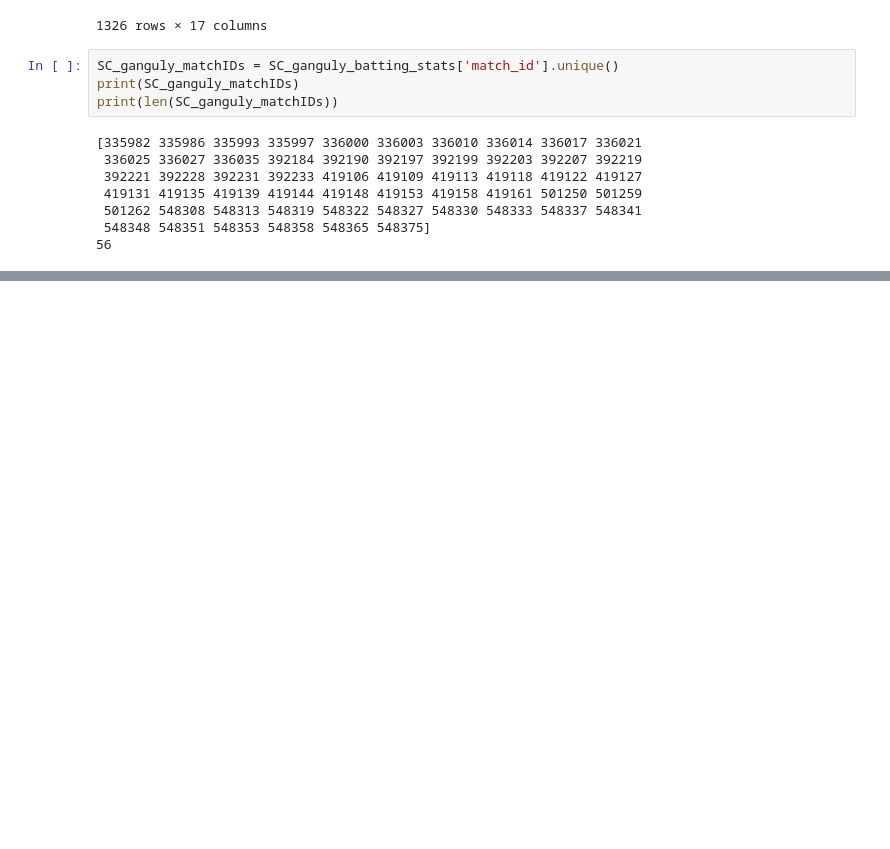
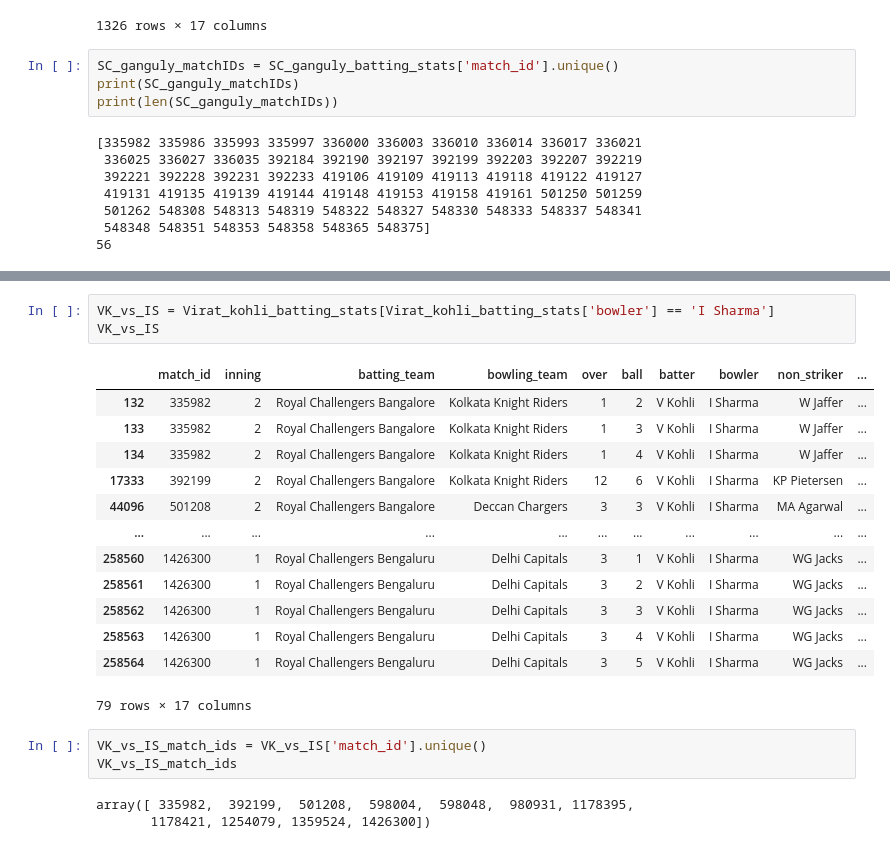
Before and after one commit to Binder101/Machine-Learning, a Jupyter notebook: IPL.ipynb, the cells around one changed output, grey strips where cells are left out. Cells and saved outputs as stored; diff of their text form; blank space fills up the shorter version.

```diff
--- a/IPL.ipynb
+++ b/IPL.ipynb
@@ -187,0 +206,23 @@ SC_ganguly_batting_match_1
+# %%
+VK_vs_IS = Virat_kohli_batting_stats[Virat_kohli_batting_stats['bowler'] == 'I Sharma']
+VK_vs_IS
+# %% [output]
+|  | match_id | inning | batting_team | bowling_team | over | ball | batter | bowler | non_striker | ... |
+| 132 | 335982 | 2 | Royal Challengers Bangalore | Kolkata Knight Riders | 1 | 2 | V Kohli | I Sharma | W Jaffer | ... |
+| 133 | 335982 | 2 | Royal Challengers Bangalore | Kolkata Knight Riders | 1 | 3 | V Kohli | I Sharma | W Jaffer | ... |
+| 134 | 335982 | 2 | Royal Challengers Bangalore | Kolkata Knight Riders | 1 | 4 | V Kohli | I Sharma | W Jaffer | ... |
+| 17333 | 392199 | 2 | Royal Challengers Bangalore | Kolkata Knight Riders | 12 | 6 | V Kohli | I Sharma | KP Pietersen | ... |
+| 44096 | 501208 | 2 | Royal Challengers Bangalore | Deccan Chargers | 3 | 3 | V Kohli | I Sharma | MA Agarwal | ... |
+| ... | ... | ... | ... | ... | ... | ... | ... | ... | ... | ... |
+| 258560 | 1426300 | 1 | Royal Challengers Bengaluru | Delhi Capitals | 3 | 1 | V Kohli | I Sharma | WG Jacks | ... |
+| 258561 | 1426300 | 1 | Royal Challengers Bengaluru | Delhi Capitals | 3 | 2 | V Kohli | I Sharma | WG Jacks | ... |
+| 258562 | 1426300 | 1 | Royal Challengers Bengaluru | Delhi Capitals | 3 | 3 | V Kohli | I Sharma | WG Jacks | ... |
+| 258563 | 1426300 | 1 | Royal Challengers Bengaluru | Delhi Capitals | 3 | 4 | V Kohli | I Sharma | WG Jacks | ... |
+| 258564 | 1426300 | 1 | Royal Challengers Bengaluru | Delhi Capitals | 3 | 5 | V Kohli | I Sharma | WG Jacks | ... |
+79 rows × 17 columns
+# %%
+VK_vs_IS_match_ids = VK_vs_IS['match_id'].unique()
+VK_vs_IS_match_ids
+# %% [output]
+array([ 335982,  392199,  501208,  598004,  598048,  980931, 1178395,
+       1178421, 1254079, 1359524, 1426300])
```
Also changed, not shown: parts of 6 cells of this notebook.
